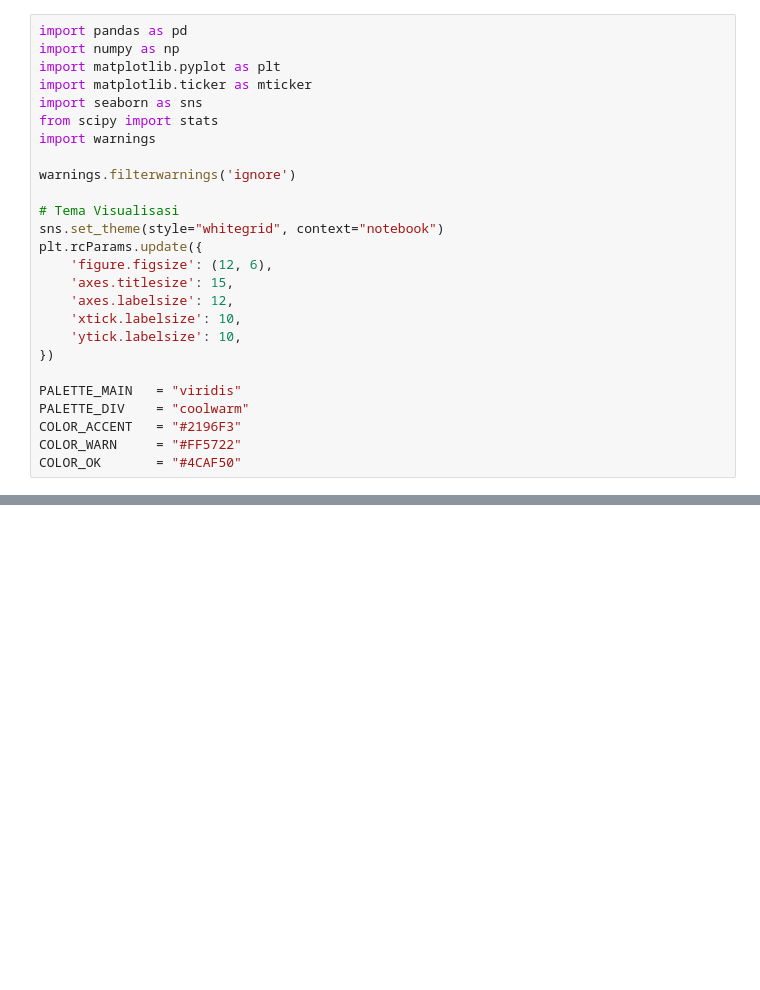
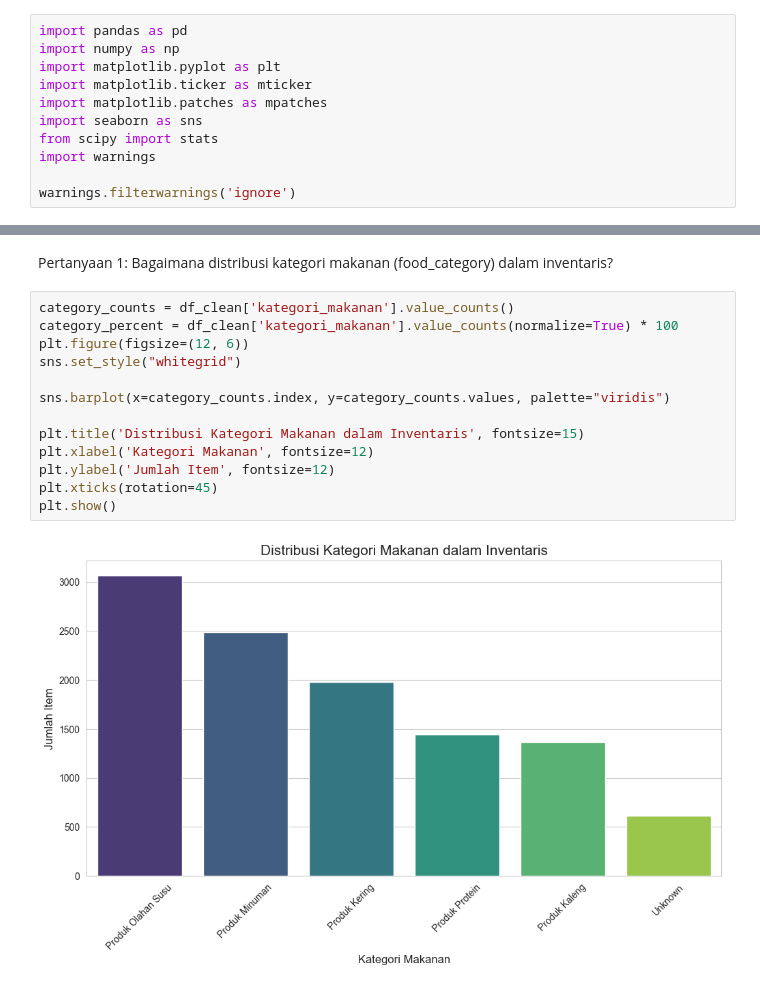
Before and after one commit to wastefy/wastefy-data-science, a Jupyter notebook: notebooks/eda/eda_dataset_makanan_kemasan.ipynb, the cells around one changed output, grey strips where cells are left out. Drawn from its saved outputs; the diff is of its cells as text; blank space fills up the shorter version.

```diff
--- a/notebooks/eda/eda_dataset_makanan_kemasan.ipynb
+++ b/notebooks/eda/eda_dataset_makanan_kemasan.ipynb
@@ -20,24 +3,9 @@ import pandas as pd
 import numpy as np
 import matplotlib.pyplot as plt
 import matplotlib.ticker as mticker
+import matplotlib.patches as mpatches
 import seaborn as sns
 from scipy import stats
 import warnings
 
 warnings.filterwarnings('ignore')
-
-# Tema Visualisasi
-sns.set_theme(style="whitegrid", context="notebook")
-plt.rcParams.update({
-    'figure.figsize': (12, 6),
-    'axes.titlesize': 15,
-    'axes.labelsize': 12,
-    'xtick.labelsize': 10,
-    'ytick.labelsize': 10,
-})
-
-PALETTE_MAIN   = "viridis"
-PALETTE_DIV    = "coolwarm"
-COLOR_ACCENT   = "#2196F3"
-COLOR_WARN     = "#FF5722"
-COLOR_OK       = "#4CAF50"
@@ -946,0 +133,17 @@ Q10– Window Jual Aman    : 191 produk (64.3%) harus dijual dalam 7 hari setela
+# %% [markdown]
+Pertanyaan 1: Bagaimana distribusi kategori makanan (food_category) dalam inventaris?
+# %%
+category_counts = df_clean['kategori_makanan'].value_counts()
+category_percent = df_clean['kategori_makanan'].value_counts(normalize=True) * 100
+plt.figure(figsize=(12, 6))
+sns.set_style("whitegrid")
+
+sns.barplot(x=category_counts.index, y=category_counts.values, palette="viridis")
+
+plt.title('Distribusi Kategori Makanan dalam Inventaris', fontsize=15)
+plt.xlabel('Kategori Makanan', fontsize=12)
+plt.ylabel('Jumlah Item', fontsize=12)
+plt.xticks(rotation=45)
+plt.show()
+# %% [output]
+[figure, added]
```
Also changed, not shown: parts of 75 cells of this notebook, 10 other files.
